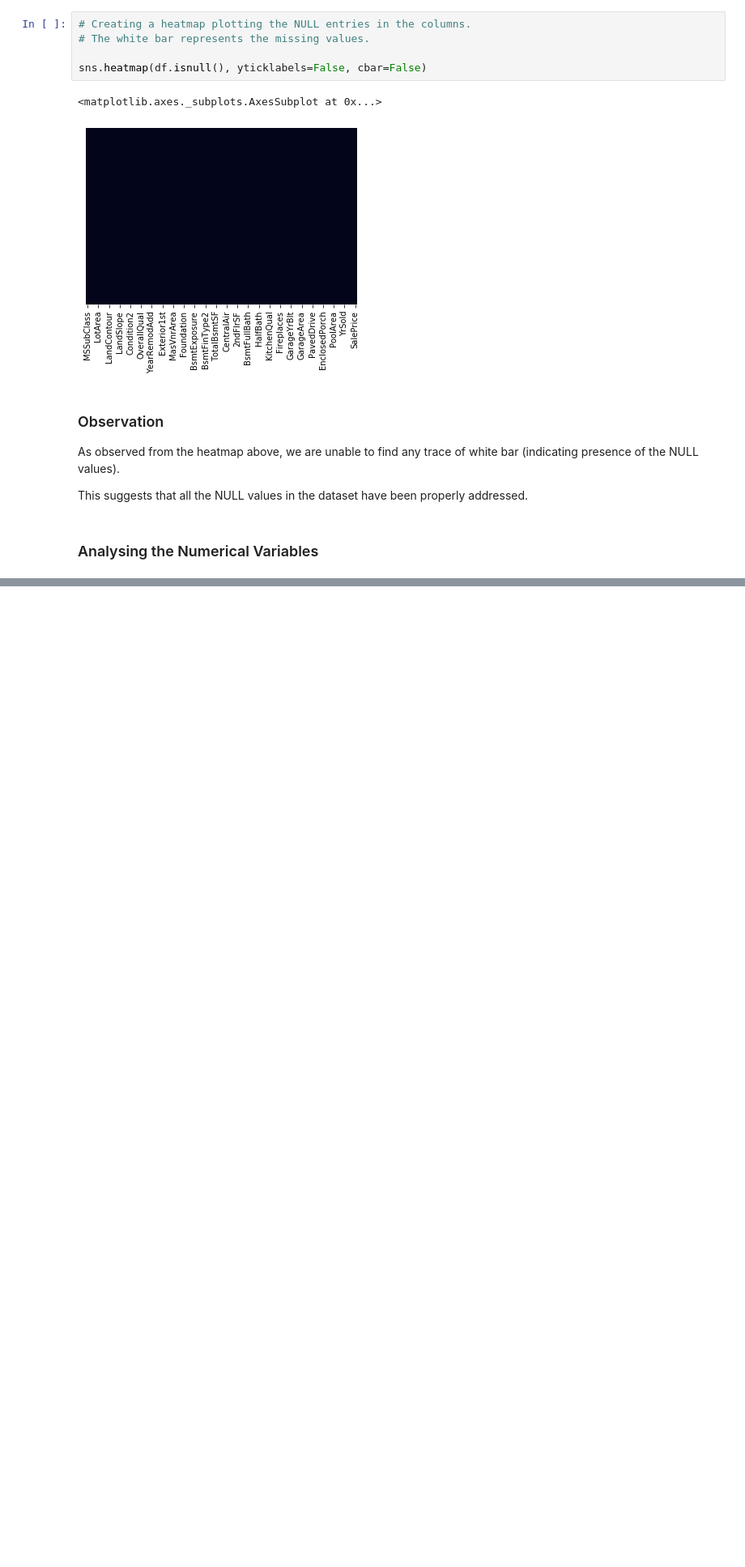
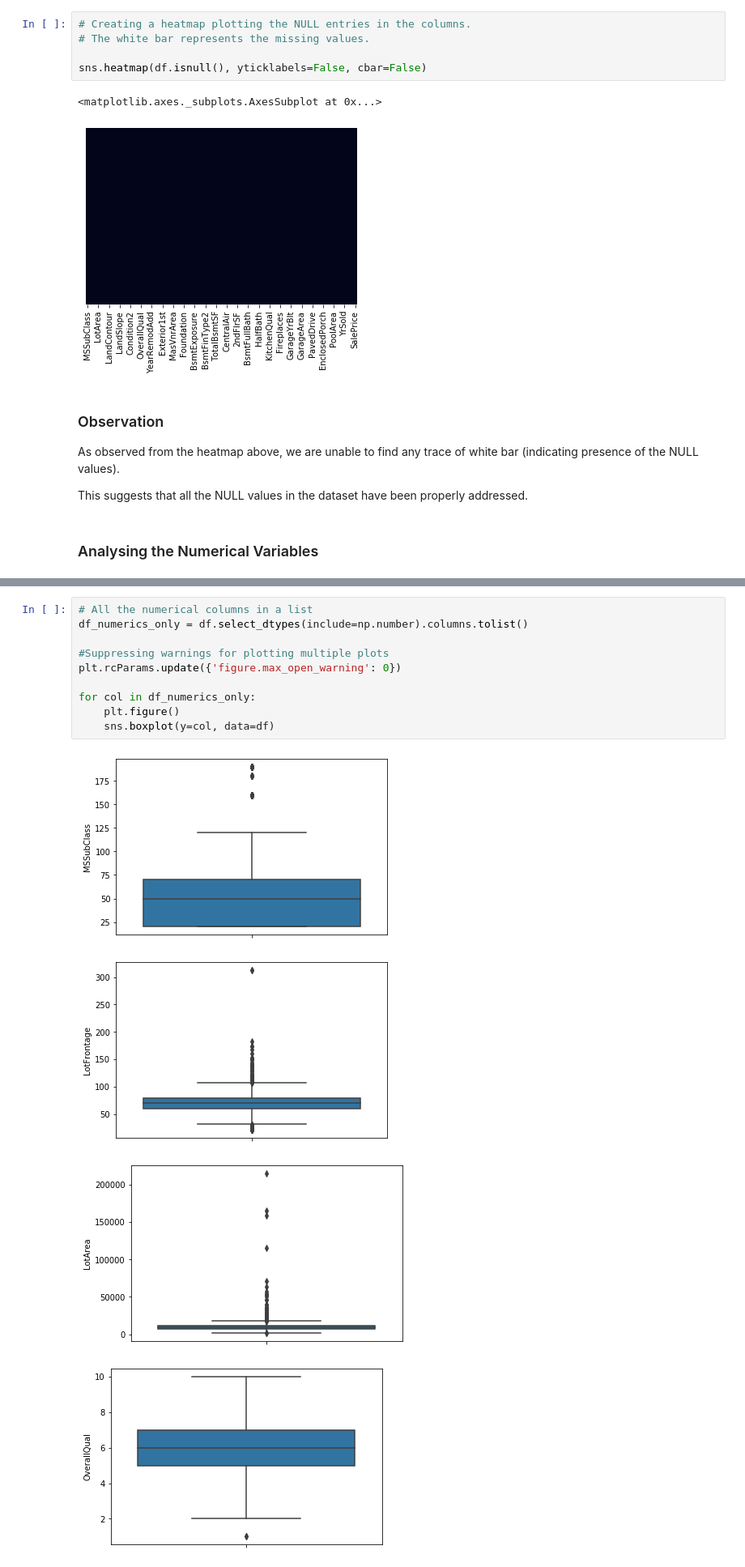
Before and after one commit to priyam81/milestoneReport, a Jupyter notebook: capstone1.ipynb, the cells around one changed output, grey strips where cells are left out. Shown: that part at 81% size. Drawn from its saved outputs; the diff is of its cells as text; blank space fills up the shorter version.

Commit message:
Adding to the Data story

```diff
--- a/capstone1.ipynb
+++ b/capstone1.ipynb
@@ -197,0 +206,15 @@ This suggests that all the NULL values in the dataset have been properly address
+# %%
+# All the numerical columns in a list
+df_numerics_only = df.select_dtypes(include=np.number).columns.tolist()
+
+#Suppressing warnings for plotting multiple plots
+plt.rcParams.update({'figure.max_open_warning': 0})
+
+for col in df_numerics_only:
+    plt.figure()
+    sns.boxplot(y=col, data=df)
+# %% [output]
+[figure, added]
+[figure, added]
+[figure, added]
+[figure, added]
```
Also changed, not shown: parts of 24 cells of this notebook.
